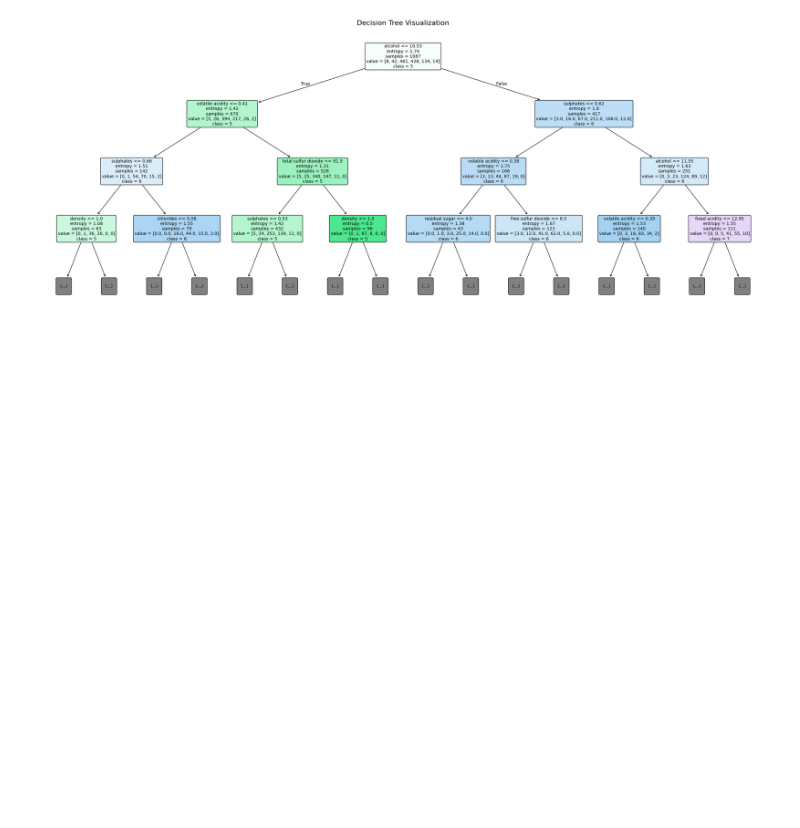
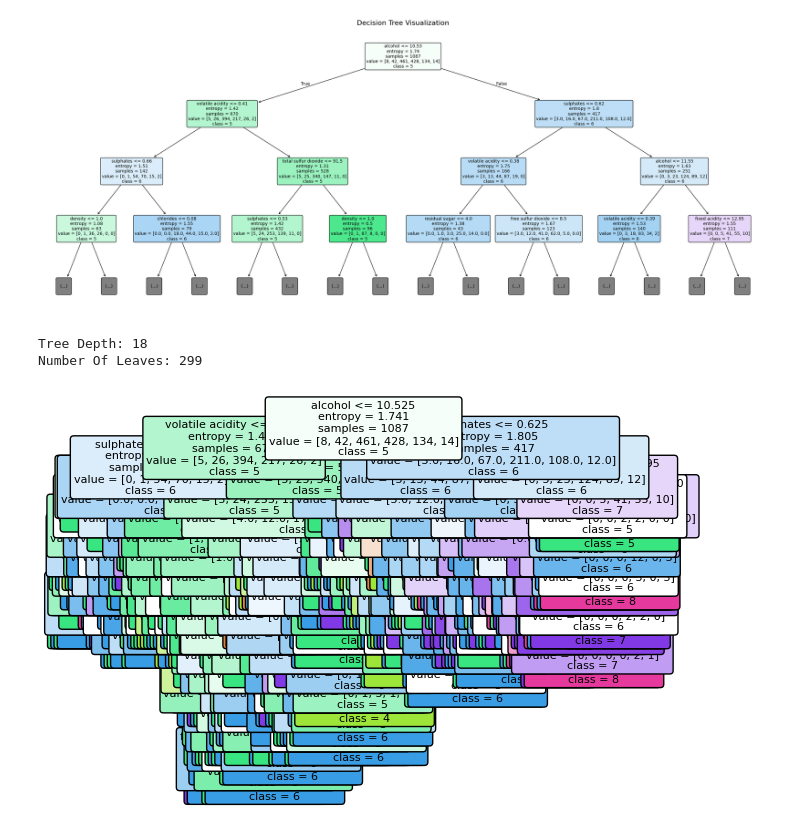
Before and after one commit to lokikun-glitch/Machine-Learning-Projects, a Jupyter notebook: PRAC4.ipynb, the cells around one changed output. Saved outputs shown, nothing was run; the diff lists cells and outputs as text; code cells hidden in the pictures; blank space fills up the shorter version.

```diff
--- a/PRAC4.ipynb
+++ b/PRAC4.ipynb
@@ -397,3 +397,17 @@ plt.title('Decision Tree Visualization',fontsize=16)
 plt.show()
 # %% [output]
 [figure]
+# %%
+print("Tree Depth:", dt_model.get_depth())
+print("Number Of Leaves:",dt_model.get_n_leaves())
+# %% [output]
+Tree Depth: 18
+Number Of Leaves: 299
+# %%
+plt.Figure(figsize=(25,15))
+
+plot_tree(dt_model,feature_names=X.columns,class_names=[str(c) for c in sorted(y.unique())],filled=True,rounded=True,fontsize=8)
+plt.title("Decision Tree-Entropy")
+plt.show()
+# %% [output]
+[figure, added]
```
Also changed, not shown: parts of 4 cells of this notebook.
